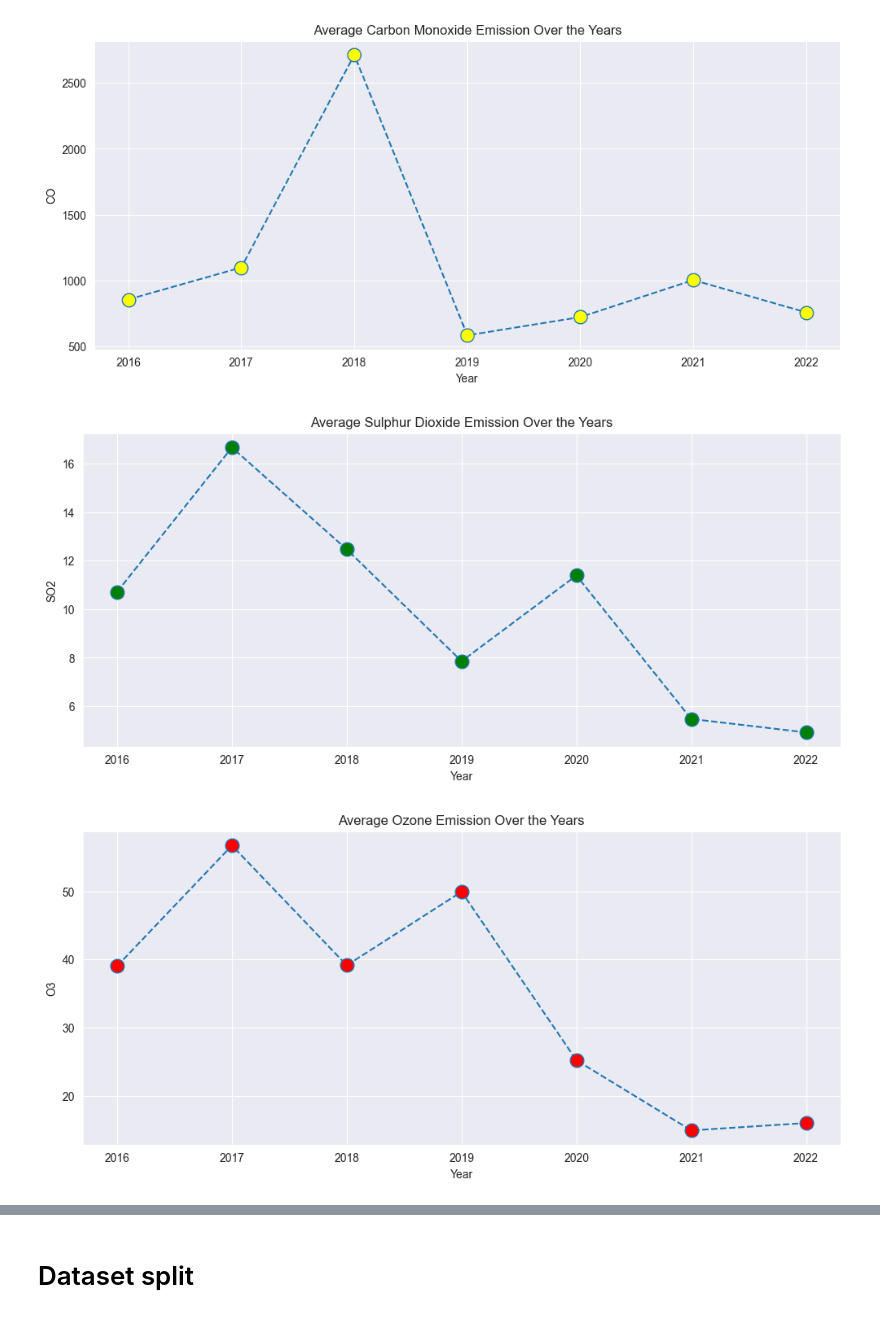
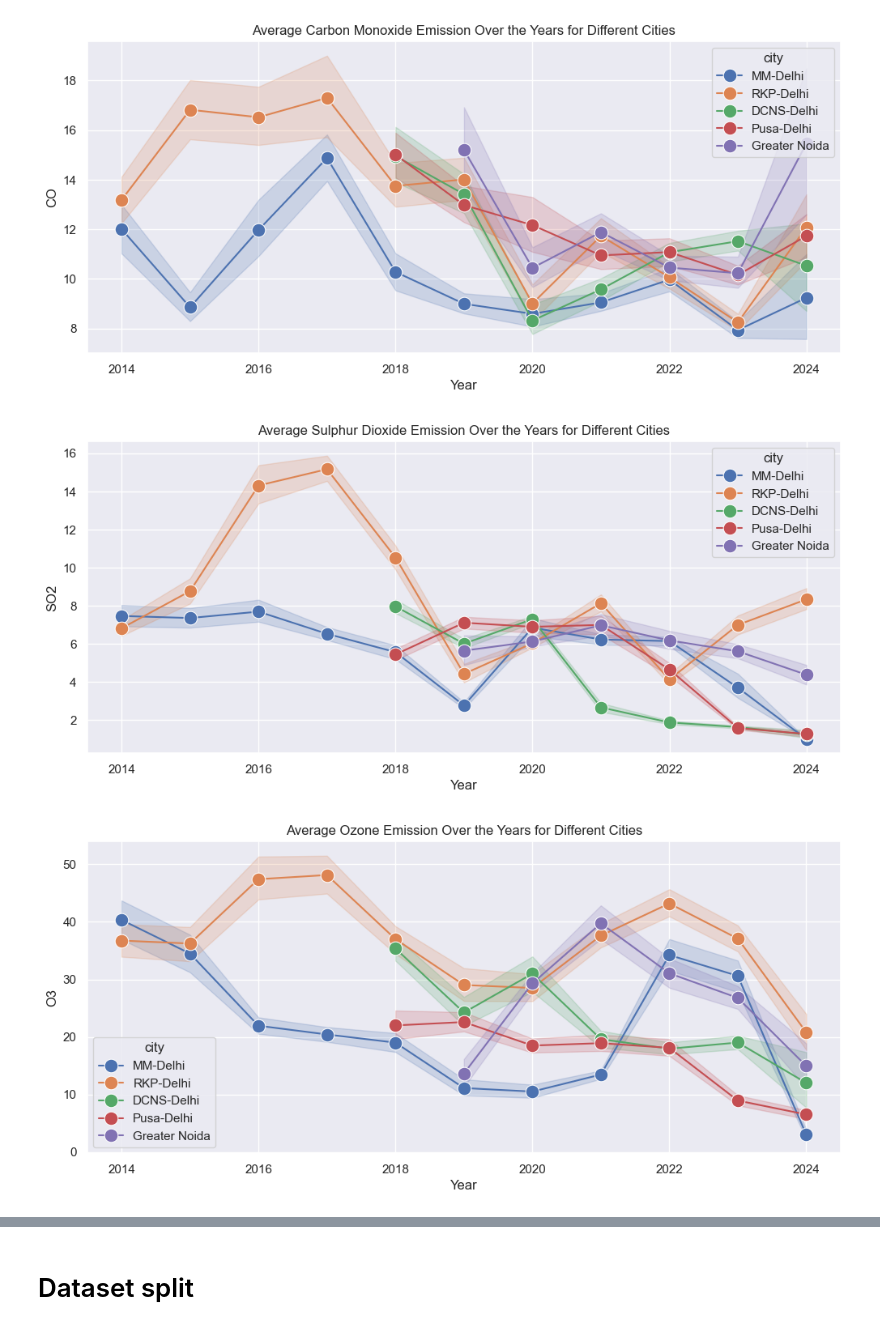
Before and after one commit to NidhiYete/air_quality_prediction, a Jupyter notebook: air_quality_cln.ipynb, the cells around one changed output, grey strips where cells are left out. Drawn from its saved outputs; the diff is of its cells as text; code cells hidden in the pictures.

```diff
--- a/air_quality_cln.ipynb
+++ b/air_quality_cln.ipynb
@@ -123,4 +125,0 @@ memory usage: 5.4+ MB
-# %%
-# convert date into datetime type
-air_quality['date_utc'] = pd.to_datetime(air_quality['date_utc'])
-air_quality.info()
@@ -146,0 +126,21 @@ memory usage: 5.4+ MB
+# %%
+# 'coordinates' column contains strings like "[latitude, longitude]"
+air_quality['coordinates'] = air_quality['coordinates'].apply(ast.literal_eval)
+
+# Separate 'coordinates' column into 'latitude' and 'longitude'
+air_quality[['latitude', 'longitude']] = pd.DataFrame(air_quality['coordinates'].tolist(), index=air_quality.index)
+
+# Drop the original 'coordinates' column
+air_quality = air_quality.drop('coordinates', axis=1)
+
+# convert numeric columns to the appropriate data type
+numeric_columns = ['pm25', 'pm10', 'o3', 'no2', 'so2', 'co', 'latitude', 'longitude']
+
+for col in numeric_columns:
+    air_quality[col] = pd.to_numeric(air_quality[col], errors='coerce')
+
+# Convert 'date' column to datetime format
+air_quality['date'] = pd.to_datetime(air_quality['date'])
+
+# Display the data types after conversion
+print(air_quality.dtypes)
@@ -181,7 +214,7 @@ plt.show()
 # %%
 
 # Assuming 'date' column is in datetime format
-air_quality['year'] = air_quality['date_utc'].dt.year
+air_quality['year'] = air_quality['date'].dt.year
 # %%
 # copy dataset
 aq_aqi = air_quality.copy()
@@ -213,3 +228,0 @@ dtype: int64
-# %%
-aq_aqi = aq_aqi.drop('city', axis=1)
-aq_aqi.head()
@@ -241,55 +264,52 @@ dtype: int64
 # %%
-# Group by Crop_Year and calculate the mean yield for each year
-yearly_aq = aq_df.groupby('year').mean().reset_index()
-
-# Set the size of the plot
+# carbon monoxide emission
+sns.set(style="darkgrid")
 plt.figure(figsize=(12, 5))
 
-# Plotting
-plt.plot(yearly_aq['year'], yearly_aq['co'], linestyle='dashed', marker='o',
-         markersize=12, markerfacecolor='yellow')
+# Use Seaborn's lineplot with 'hue' for different cities
+sns.lineplot(data=aq_df, x='year', y='co', hue='city', marker='o', markersize=12)
 
 # Adding labels and title
 plt.xlabel('Year')
 plt.ylabel('CO')
-plt.title('Average Carbon Monoxide Emission Over the Years')
+plt.title('Average Carbon Monoxide Emission Over the Years for Different Cities')
 
 # Show the plot
 plt.show()
 # %% [output]
-[figure, old version]
+[figure, new version]
 # %%
-# Set the size of the plot
+# Sulphur Dioxide Emission
+sns.set(style="darkgrid")
 plt.figure(figsize=(12, 5))
 
-# Plotting
-plt.plot(yearly_aq['year'], yearly_aq['so2'], linestyle='dashed', marker='o',
-         markersize=12, markerfacecolor='green')
+# Use Seaborn's lineplot with 'hue' for different cities
+sns.lineplot(data=aq_df, x='year', y='so2', hue='city', marker='o', markersize=12)
 
 # Adding labels and title
 plt.xlabel('Year')
 plt.ylabel('SO2')
-plt.title('Average Sulphur Dioxide Emission Over the Years')
+plt.title('Average Sulphur Dioxide Emission Over the Years for Different Cities')
 
 # Show the plot
 plt.show()
 # %% [output]
-[figure, old version]
+[figure, new version]
 # %%
-# Set the size of the plot
+# Ozone Emission
+sns.set(style="darkgrid")
 plt.figure(figsize=(12, 5))
 
-# Plotting
-plt.plot(yearly_aq['year'], yearly_aq['o3'], linestyle='dashed', marker='o',
-         markersize=12, markerfacecolor='red')
+# Use Seaborn's lineplot with 'hue' for different cities
+sns.lineplot(data=aq_df, x='year', y='o3', hue='city', marker='o', markersize=12)
 
 # Adding labels and title
 plt.xlabel('Year')
 plt.ylabel('O3')
-plt.title('Average Ozone Emission Over the Years')
+plt.title('Average Ozone Emission Over the Years for Different Cities')
 
 # Show the plot
 plt.show()
 # %% [output]
-[figure, old version]
+[figure, new version]
 # %%
```
Also changed, not shown: parts of 108 cells of this notebook, 15 other files.
